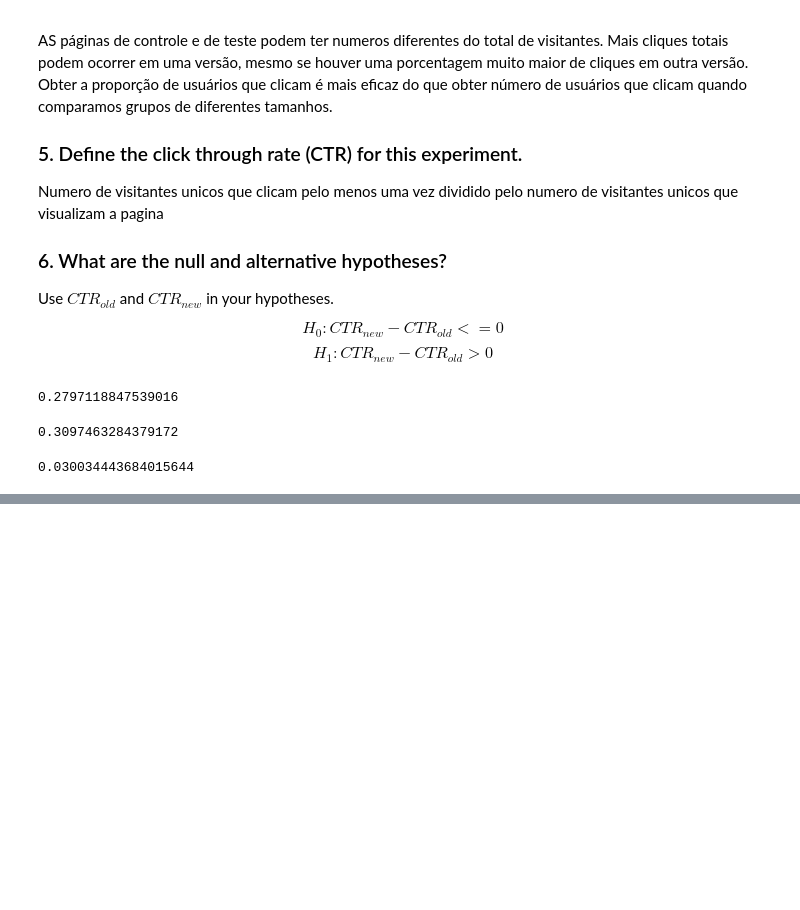
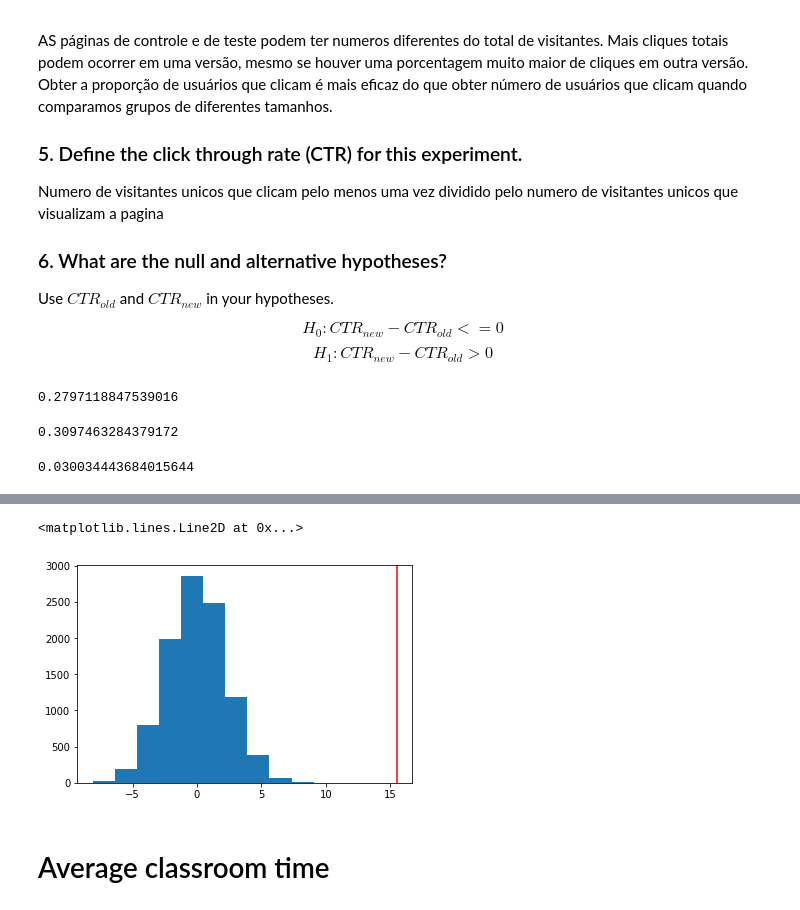
Before and after one commit to geocarvalho/python-ds, a Jupyter notebook: DS-fundations-2/statistics/13-A_B-tests.ipynb, the cells around one changed output, grey strips where cells are left out. Cells and saved outputs as stored; diff of their text form; code cells hidden in the pictures; blank space fills up the shorter version.

```diff
--- a/DS-fundations-2/statistics/13-A_B-tests.ipynb
+++ b/DS-fundations-2/statistics/13-A_B-tests.ipynb
@@ -129,0 +246,5 @@ plt.axvline(x=obs_diff, color='red')
+# %%
+# On average, it looks like users in the experiment group spent 15 more seconds
+# on the course overview page than those in the control group
+obs_diff = experiment_mean - control_mean
+obs_diff
@@ -129,0 +267,13 @@ plt.axvline(x=obs_diff, color='red')
+# %%
+# To find p-value, let's simulate the distribution under the null and find the probability
+# that our observed statistic came from this distribution (centered at zero and same spread
+# of the sample distribution)
+null_vals = np.random.normal(0, diffs.std(), diffs.size)
+plt.hist(null_vals);
+plt.axvline(x=obs_diff, color='red') # where statistic falls and it doesn't look like it came
+# from this null distribution. Looks like the difference we observed is significant
+# %% [output]
+<matplotlib.lines.Line2D at 0x...>
+[figure, added]
+# %% [markdown]
+# Average classroom time
```
Also changed, not shown: parts of 36 cells of this notebook.
